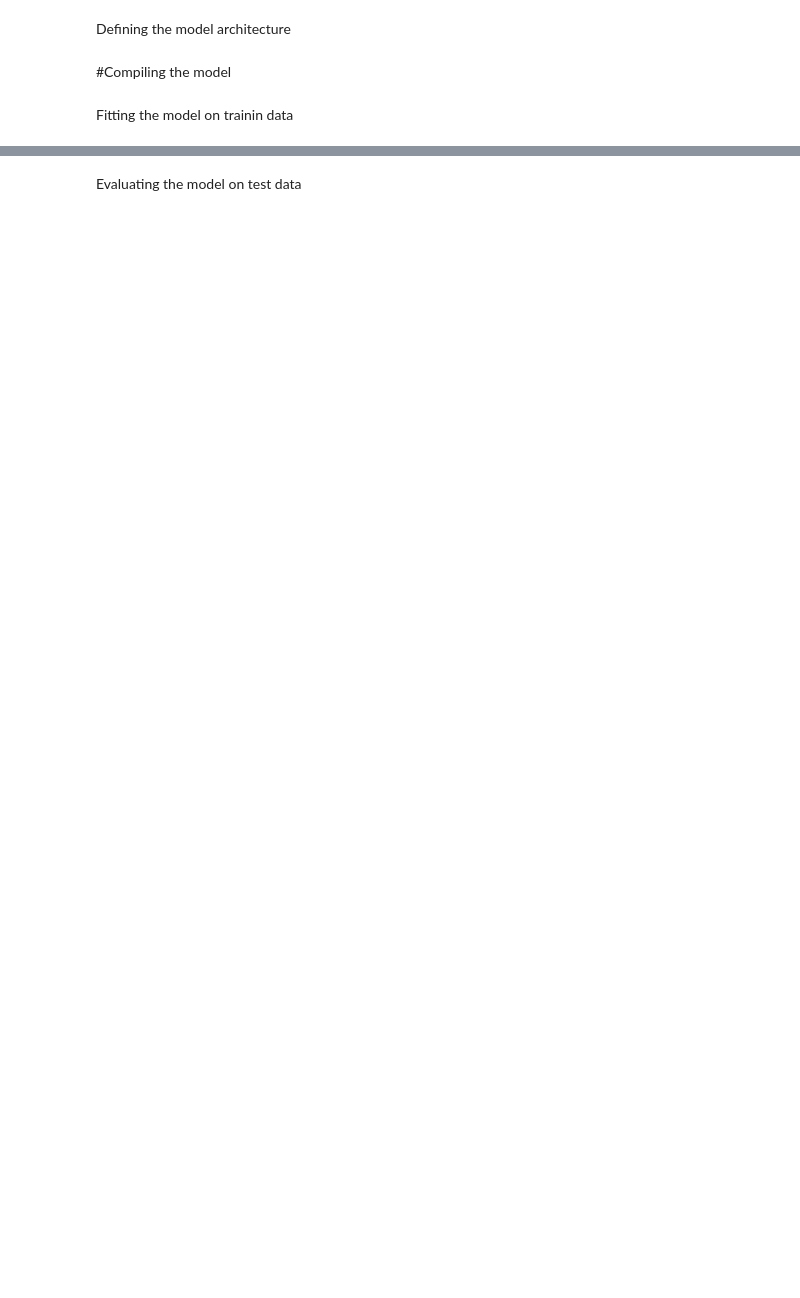
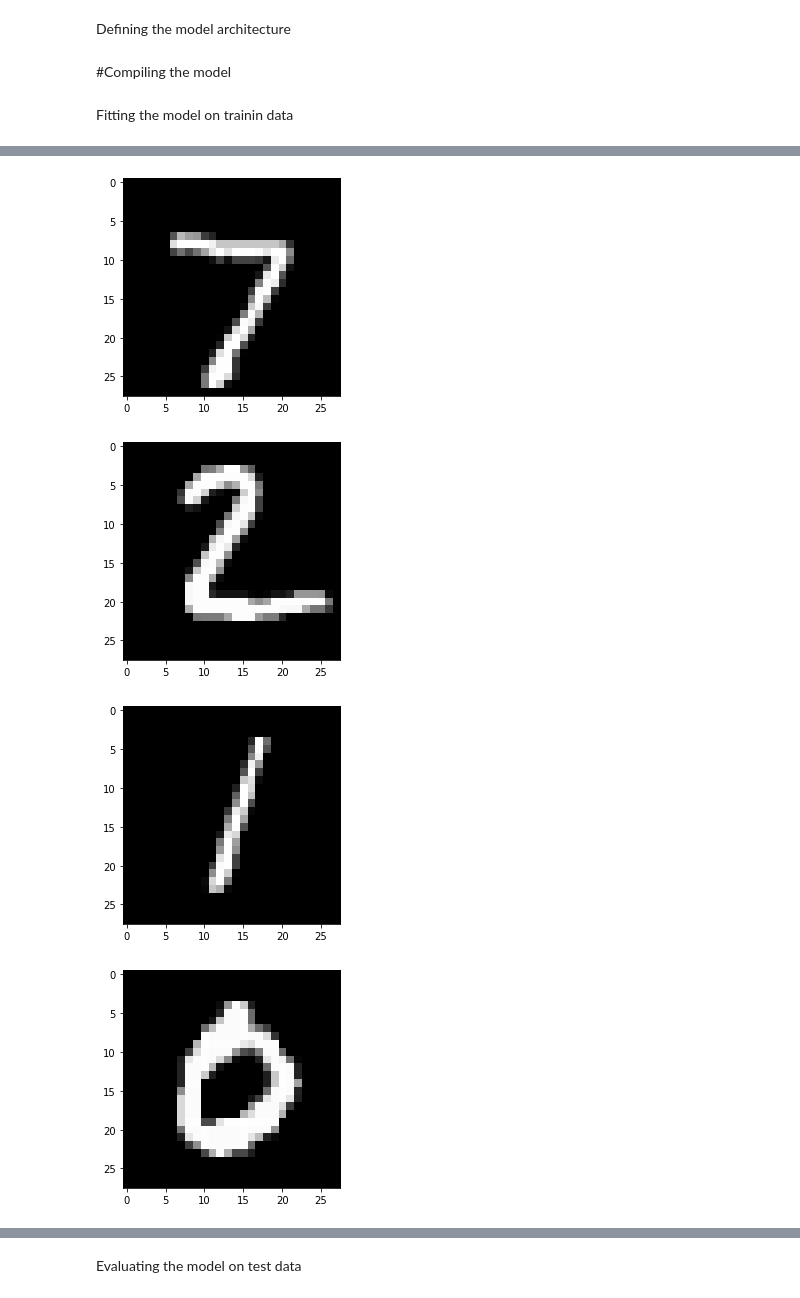
Before and after one commit to jssaini7815/Basic-Python, a Jupyter notebook: DigitRecognition_train_Model.ipynb, the cells around one changed output, grey strips where cells are left out. Drawn from its saved outputs; the diff is of its cells as text; code cells hidden in the pictures; blank space fills up the shorter version.

```diff
--- a/DigitRecognition_train_Model.ipynb
+++ b/DigitRecognition_train_Model.ipynb
@@ -58,0 +95,4 @@ x_test /= 255
+# %%
+#Reshape the data to fit the model
+x_train=x_train.reshape(60000,28,28,1) # 1 means grayscale
+x_test=x_test.reshape(10000,28,28,1)
@@ -107,0 +196,13 @@ Epoch 30/30
+# %%
+#show the first 4 images a pictures
+for i in range(0,5):
+  image=x_test[i]
+  image=np.array(image,dtype='float')
+  pixels=image.reshape((28,28))
+  plt.imshow(pixels,cmap='gray')
+  plt.show()
+# %% [output]
+[figure, added]
+[figure, added]
+[figure, added]
+[figure, added]
```
Also changed, not shown: parts of 34 cells of this notebook.
